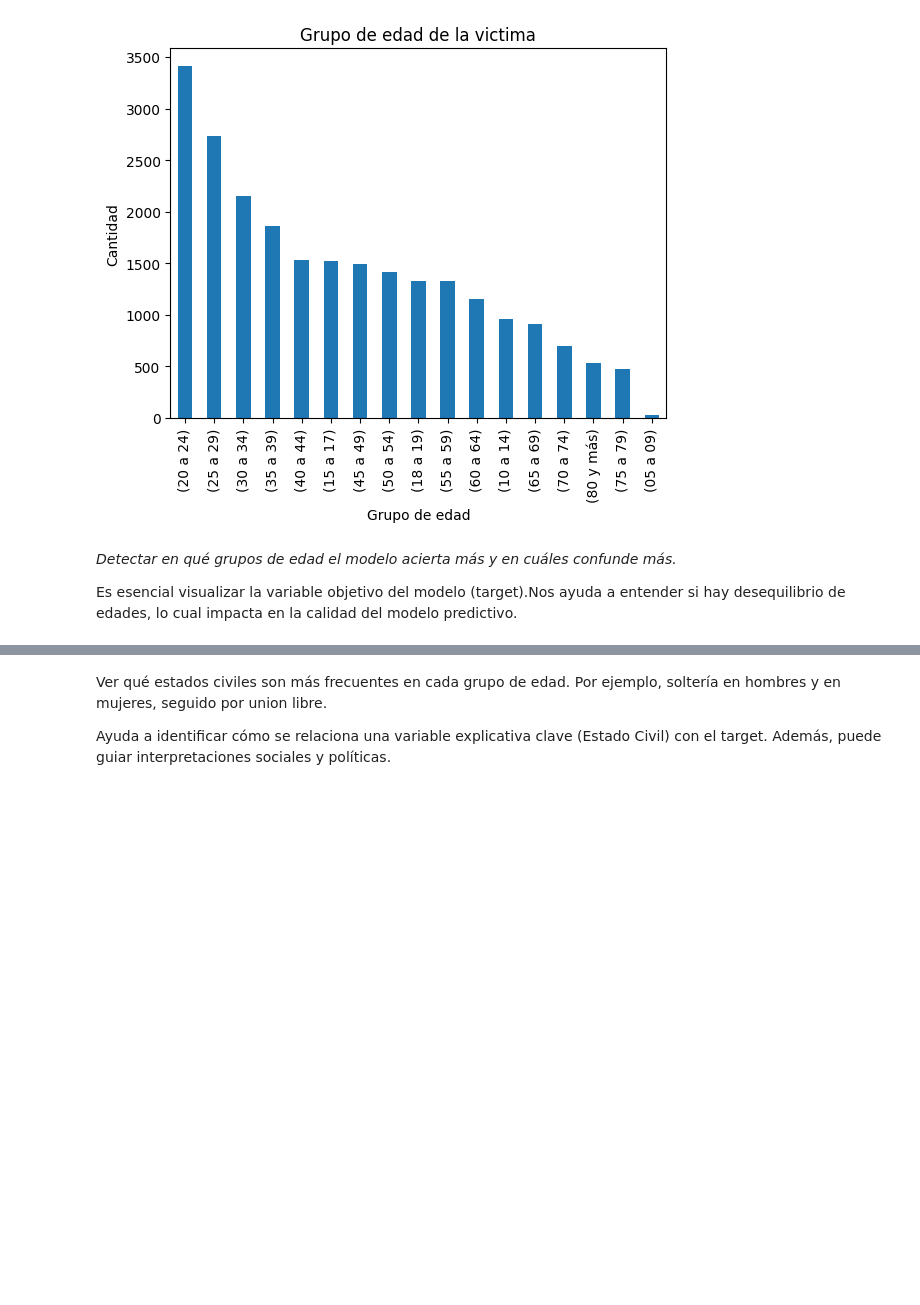
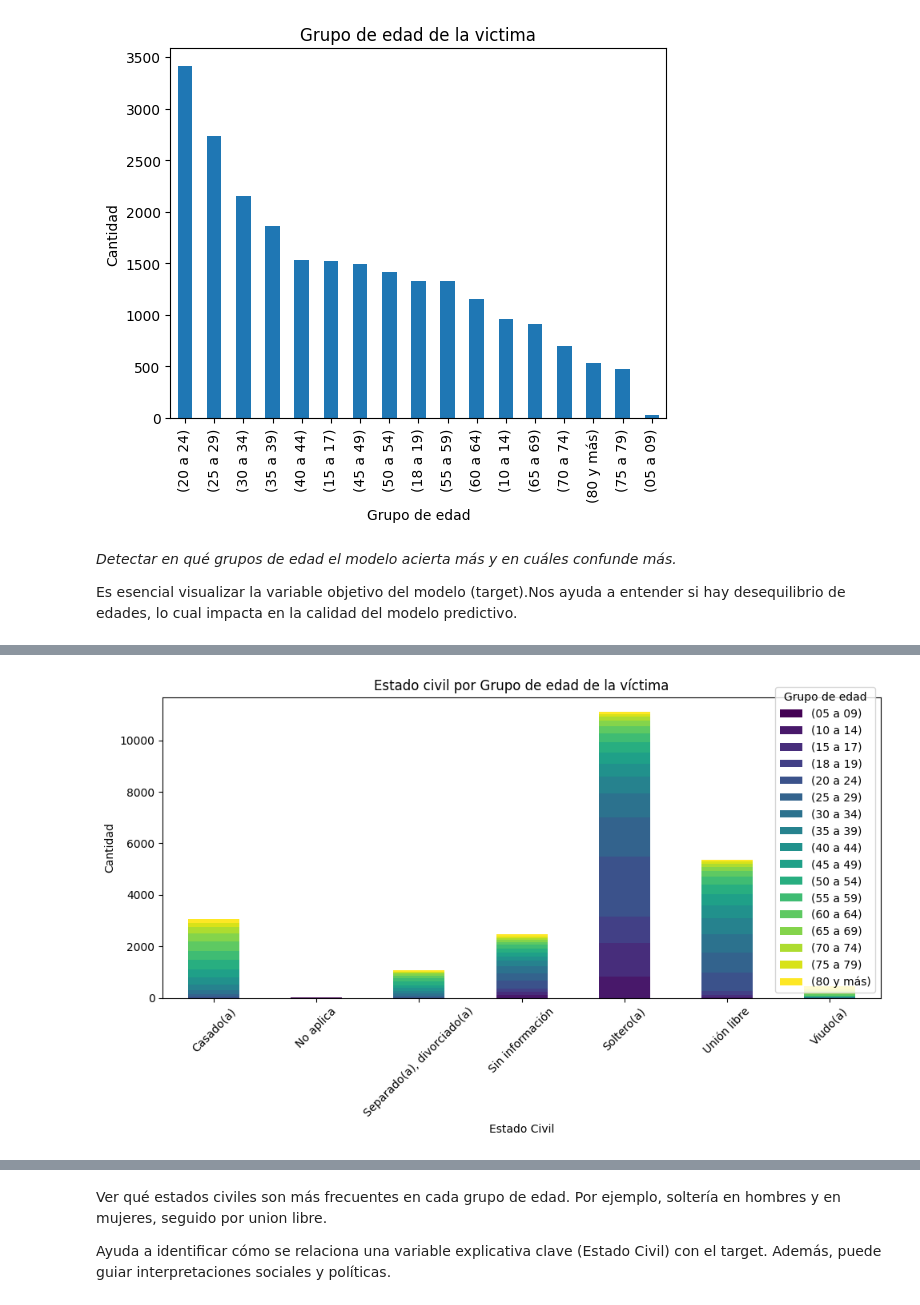
Before and after one commit to stefannyc28/suicidio, a Jupyter notebook: Notebook/Sesion 1.ipynb, the cells around one changed output, grey strips where cells are left out. Cells and saved outputs as stored; diff of their text form; code cells hidden in the pictures; blank space fills up the shorter version.

```diff
--- a/Notebook/Sesion 1.ipynb
+++ b/Notebook/Sesion 1.ipynb
@@ -140,2 +138,16 @@ NameError: name 'df' is not defined
 # %%
 df = df.dropna(subset=['Estado Civil', 'Grupo de edad de la victima'])
+# %%
+import pandas as pd
+import matplotlib.pyplot as plt
+tabla = pd.crosstab(df['Estado Civil'], df['Grupo de edad de la victima'])
+tabla.plot(kind='bar', stacked=True, colormap='viridis', figsize=(10, 6))
+plt.title('Estado civil por Grupo de edad de la víctima')
+plt.xlabel('Estado Civil')
+plt.ylabel('Cantidad')
+plt.xticks(rotation=45)
+plt.legend(title='Grupo de edad')
+plt.tight_layout()
+plt.show()
+# %% [output]
+[figure, added]
```
Also changed, not shown: parts of 6 cells of this notebook.
